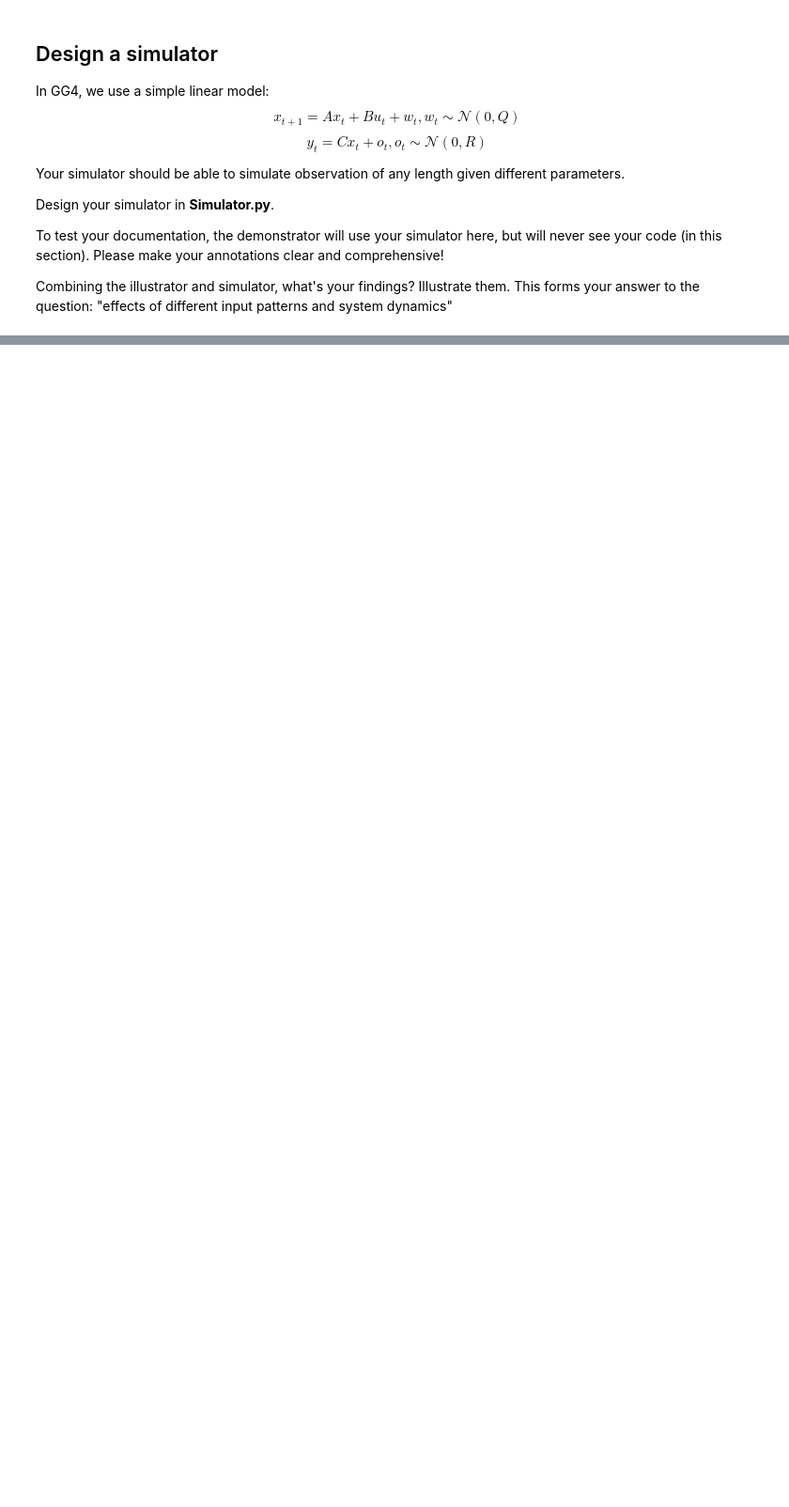
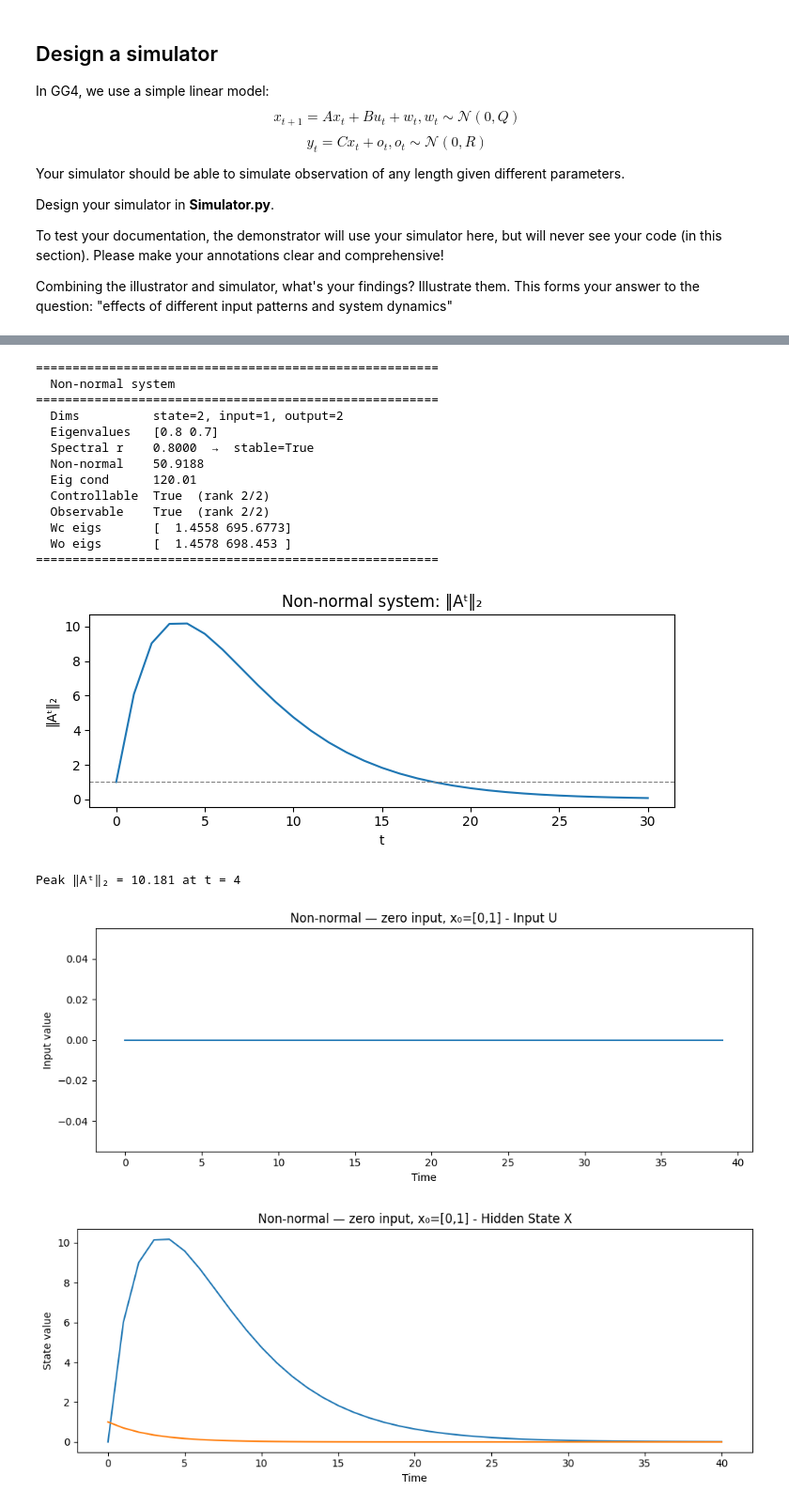
Before and after one commit to Hassan-Himaz/GG4, a Jupyter notebook: week1.ipynb, the cells around one changed output, grey strips where cells are left out. Shown at 94% size. Saved outputs shown, nothing was run; the diff lists cells and outputs as text; code cells hidden in the pictures; blank space fills up the shorter version.

```diff
--- a/week1.ipynb
+++ b/week1.ipynb
@@ -281,0 +342,27 @@ Maximum value: 5.6838
+# %%
+# transient peak without any input!
+sim_nn = make_non_normal()
+quick_report(sim_nn, name="Non-normal system")
+
+T = 40
+U_zero = sim_nn.generate_input(T, pattern="zero")
+result_nn = sim_nn.simulate(T, U=U_zero, process_noise=False, observation_noise=False)
+sim_nn.plot_simulation(result_nn, title="Non-normal — zero input, x₀=[0,1]")
+# %% [output]
+=======================================================
+  Non-normal system
+=======================================================
+  Dims          state=2, input=1, output=2
+  Eigenvalues   [0.8 0.7]
+  Spectral r    0.8000  →  stable=True
+  Non-normal    50.9188
+  Eig cond      120.01
+  Controllable  True  (rank 2/2)
+  Observable    True  (rank 2/2)
+  Wc eigs       [  1.4558 695.6773]
+  Wo eigs       [  1.4578 698.453 ]
+=======================================================
+[figure, added]
+Peak ‖Aᵗ‖₂ = 10.181 at t = 4
+[figure, added]
+[figure, added]
```
Also changed, not shown: parts of 49 cells of this notebook, 1 other file.
